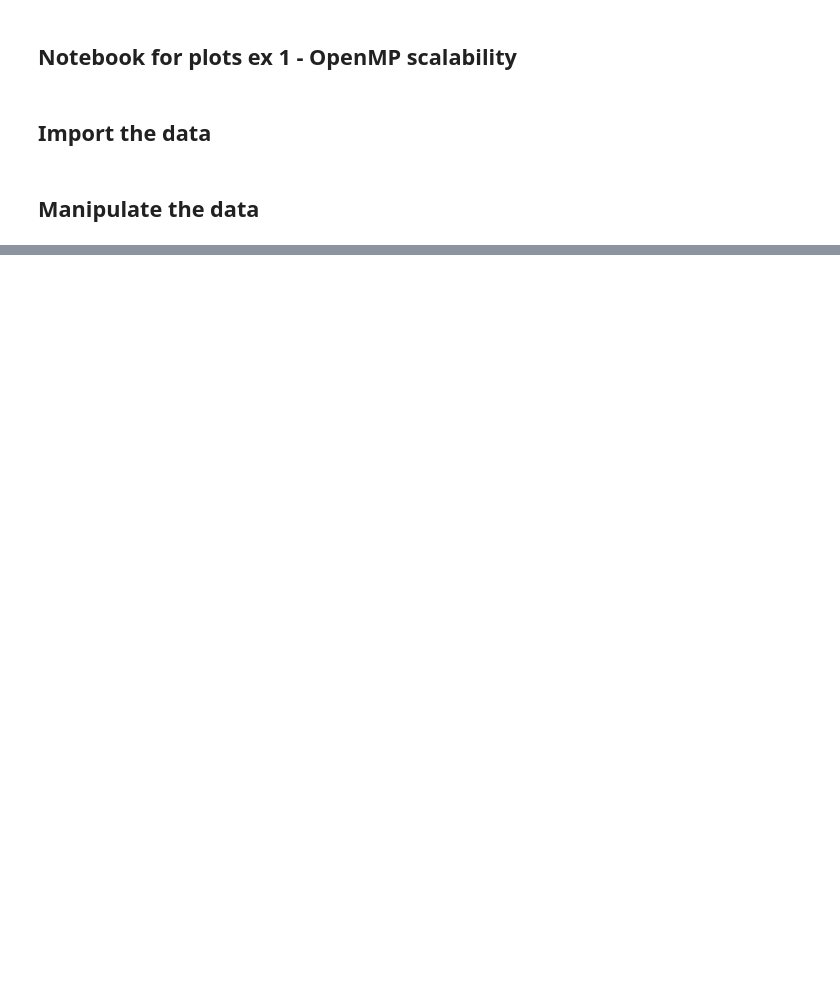
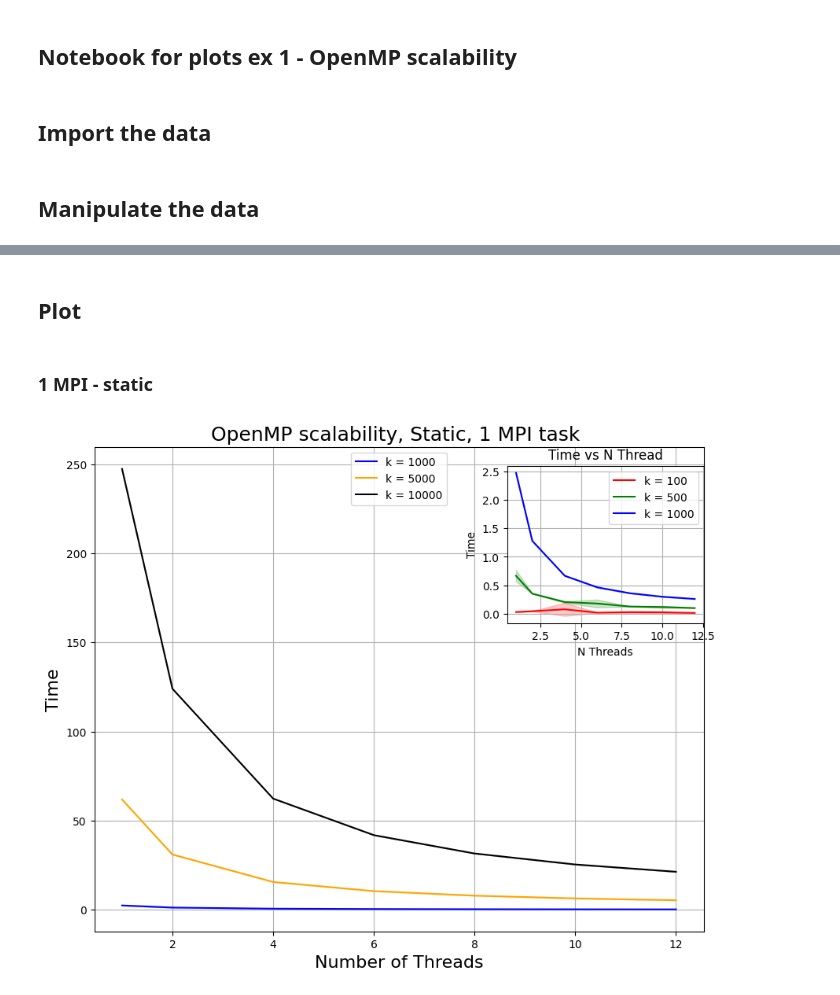
Before and after one commit to paolodr98/Final-assigments-FHPC-course-2022-2023, a Jupyter notebook: exercise1/data/open_mp/analize_open_mp.ipynb, the cells around one changed output, grey strips where cells are left out. Cells and saved outputs as stored; diff of their text form; code cells hidden in the pictures; blank space fills up the shorter version.

Commit message:
Update for plot ex1

```diff
--- a/exercise1/data/open_mp/analize_open_mp.ipynb
+++ b/exercise1/data/open_mp/analize_open_mp.ipynb
@@ -441,0 +159,52 @@ plt.show()
+# %% [markdown]
+## Plot
+# %% [markdown]
+### 1 MPI - static
+# %%
+
+fig = plt.figure(figsize=(10, 8))  # Set figure size (width=10, height=8)
+ax = fig.add_subplot(111)  # Create the main plot in the entire figure
+
+ax.plot(n_threads, THIN_static_1_means_ksize_1000, label = 'k = 1000', color = 'blue')
+ax.plot(n_threads, THIN_static_1_means_ksize_5000, label = 'k = 5000', color = 'orange')
+ax.plot(n_threads, THIN_static_1_means_ksize_10000, label = 'k = 10000', color = 'black')
+
+
+ax.fill_between(n_threads, THIN_static_1_means_ksize_1000 - THIN_static_1_std_ksize_1000, THIN_static_1_means_ksize_1000 - THIN_static_1_std_ksize_1000, alpha=0.2, color = 'blue')
+ax.fill_between(n_threads, THIN_static_1_means_ksize_5000 - THIN_static_1_std_ksize_5000, THIN_static_1_means_ksize_5000 - THIN_static_1_std_ksize_5000, alpha=0.2, color = 'orange')
+ax.fill_between(n_threads, THIN_static_1_means_ksize_10000 - THIN_static_1_std_ksize_10000, THIN_static_1_means_ksize_10000 - THIN_static_1_std_ksize_10000, alpha=0.2, color = 'black')
+
+ax.set_xlabel('Number of Threads', fontsize = 16)
+ax.set_ylabel('Time', fontsize = 16)
+ax.set_title('OpenMP scalability, Static, 1 MPI task ', fontsize = 18)
+
+ax.legend(loc='upper center')
+
+ax.grid()
+
+# Define the inset plot location and size
+# The arguments to 'inset_axes' are [left, bottom, width, height] as a fraction of the main plot
+inset_ax = fig.add_axes([0.65, 0.6, 0.25, 0.25])  # Positioning inset at upper-right corner
+
+# Create the inset plot
+inset_ax.plot(n_threads, THIN_static_1_means_ksize_100, label = 'k = 100', color = 'red')
+inset_ax.plot(n_threads, THIN_static_1_means_ksize_500, label = 'k = 500', color = 'green')
+inset_ax.plot(n_threads, THIN_static_1_means_ksize_1000, label = 'k = 1000', color = 'blue')
+
+inset_ax.fill_between(n_threads, THIN_static_1_means_ksize_100 - THIN_static_1_std_ksize_100, THIN_static_1_means_ksize_100 + THIN_static_1_std_ksize_100, alpha=0.2,  color = 'red')
+inset_ax.fill_between(n_threads, THIN_static_1_means_ksize_500 - THIN_static_1_std_ksize_500,  THIN_static_1_means_ksize_500 + THIN_static_1_std_ksize_500, alpha=0.2, color = 'green')
+inset_ax.fill_between(n_threads, THIN_static_1_means_ksize_1000 - THIN_static_1_std_ksize_1000, THIN_static_1_means_ksize_1000 - THIN_static_1_std_ksize_1000, alpha=0.2, color = 'blue')
+
+
+inset_ax.set_ylabel('Time')
+inset_ax.set_xlabel('N Threads')
+inset_ax.set_title('Time vs N Thread')
+
+inset_ax.legend(fontsize=10)
+inset_ax.grid()
+
+# Show the plot with the inset
+
+plt.show()
+# %% [output]
+[figure, added]
```
Also changed, not shown: parts of 33 cells of this notebook, 3 other files.
